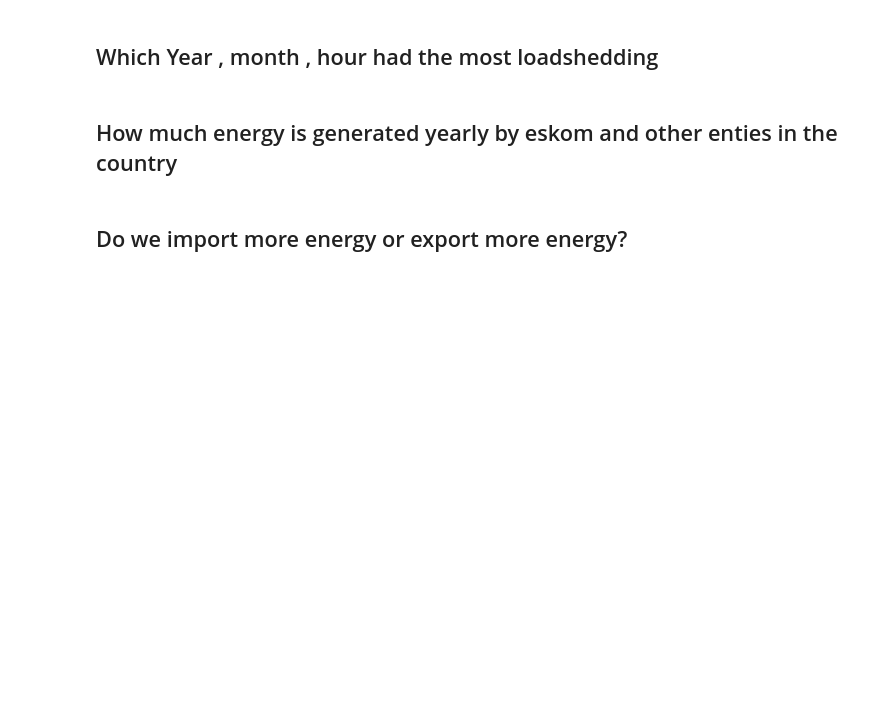
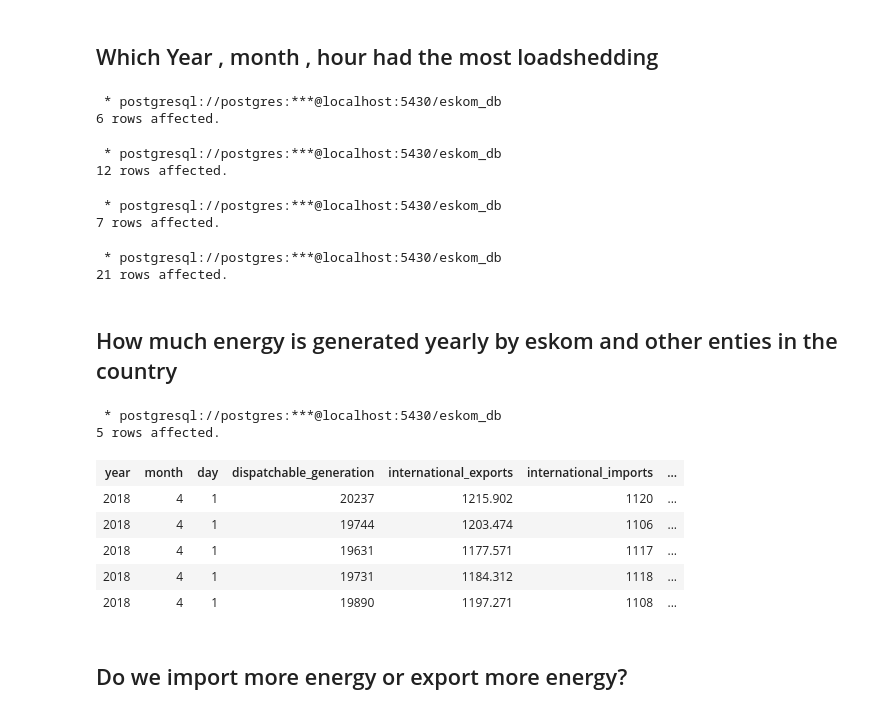
Before and after one commit to The-DigitalAcademy/Eskom_Data_Analysis, a Jupyter notebook: final_analysis.ipynb, the cells around one changed output. Saved outputs shown, nothing was run; the diff lists cells and outputs as text; code cells hidden in the pictures; blank space fills up the shorter version.

```diff
--- a/final_analysis.ipynb
+++ b/final_analysis.ipynb
@@ -218,8 +228,52 @@ fig1 = px.line(renew_capacity,x="year",y=["wind","pv","csp","other"],title="Aver
 fig1.show()
 # %% [markdown]
 ## Which Year , month , hour had the most loadshedding
+# %%
+yearly = %sql SELECT year as "year" ,count(case when stage = 1 then 1 else null end) as "stage_1",count(case when stage = 2 then 1 else null end) as "stage_2",count(case when stage = 3 then 1 else null end) as "stage_3",count(case when stage = 4 then 1 else null end) as "stage_4",count(case when stage = 5 then 1 else null end) as "stage_5" FROM load_shedding_clean GROUP BY year ORDER by year
+yearly
+fig2 = px.line(yearly,x="year",y=["stage_1","stage_2","stage_3","stage_4","stage_5"])
+fig2.show()
+# %% [output]
+ * postgresql://postgres:***@localhost:5430/eskom_db
+6 rows affected.
+# %%
+monthly = %sql SELECT month,month_name as "month_name" ,count(case when stage = 1 then 1 else null end) as "stage_1",count(case when stage = 2 then 1 else null end) as "stage_2",count(case when stage = 3 then 1 else null end) as "stage_3",count(case when stage = 4 then 1 else null end) as "stage_4",count(case when stage = 5 then 1 else null end) as "stage_5" FROM load_shedding_clean GROUP BY month,month_name ORDER by month
+monthly
+fig2 = px.line(monthly,x="month_name",y=["stage_1","stage_2","stage_3","stage_4","stage_5"])
+fig2.show()
+# %% [output]
+ * postgresql://postgres:***@localhost:5430/eskom_db
+12 rows affected.
+# %%
+dayly = %sql SELECT day_name as "day_name" ,count(case when stage = 1 then 1 else null end) as "stage_1",count(case when stage = 2 then 1 else null end) as "stage_2",count(case when stage = 3 then 1 else null end) as "stage_3",count(case when stage = 4 then 1 else null end) as "stage_4",count(case when stage = 5 then 1 else null end) as "stage_5" FROM load_shedding_clean GROUP BY day_name ORDER by day_name
+dayly
+fig2 = px.line(dayly,x="day_name",y=["stage_1","stage_2","stage_3","stage_4","stage_5"])
+fig2.show()
+# %% [output]
+ * postgresql://postgres:***@localhost:5430/eskom_db
+7 rows affected.
+# %%
+hourly = %sql SELECT hour as "hour" ,count(case when stage = 1 then 1 else null end) as "stage_1",count(case when stage = 2 then 1 else null end) as "stage_2",count(case when stage = 3 then 1 else null end) as "stage_3",count(case when stage = 4 then 1 else null end) as "stage_4",count(case when stage = 5 then 1 else null end) as "stage_5" FROM load_shedding_clean GROUP BY hour ORDER by hour
+hourly
+fig2 = px.line(hourly,x="hour",y=["stage_1","stage_2","stage_3","stage_4","stage_5"])
+fig2.show()
+# %% [output]
+ * postgresql://postgres:***@localhost:5430/eskom_db
+21 rows affected.
 # %% [markdown]
 ## How much energy is generated yearly by eskom and other enties in the country
+# %%
+%%sql
+select * from generation limit 5
+# %% [output]
+ * postgresql://postgres:***@localhost:5430/eskom_db
+5 rows affected.
+| year | month | day | dispatchable_generation | international_exports | international_imports | ... |
+| 2018 | 4 | 1 | 20237 | 1215.902 | 1120 | ... |
+| 2018 | 4 | 1 | 19744 | 1203.474 | 1106 | ... |
+| 2018 | 4 | 1 | 19631 | 1177.571 | 1117 | ... |
+| 2018 | 4 | 1 | 19731 | 1184.312 | 1118 | ... |
+| 2018 | 4 | 1 | 19890 | 1197.271 | 1108 | ... |
 # %% [markdown]
 ## Do we import more energy or export more energy?
 # %% [markdown]
```
Also changed, not shown: parts of 5 cells of this notebook.
